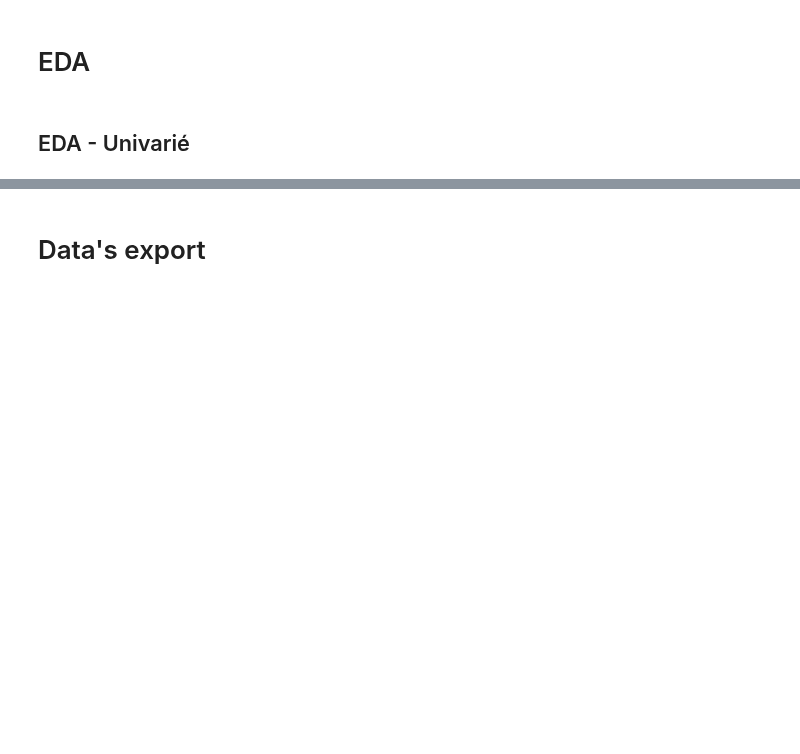
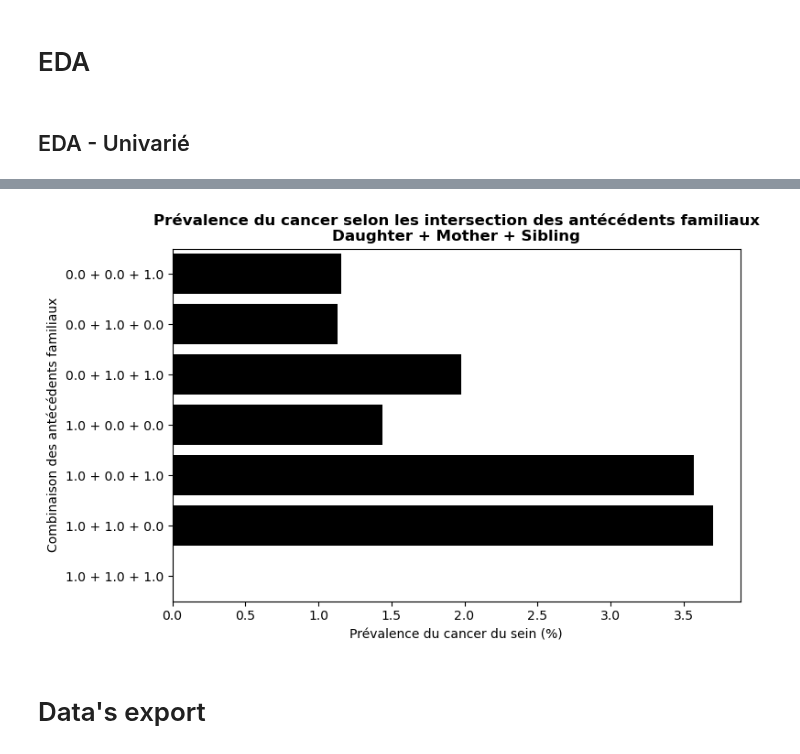
Before and after one commit to RR-DataSciences/Multi-trait-GWAS-in-admixed-populations, a Jupyter notebook: notebooks/53_BC_WITHIN_5Y_FamilyHistory_Treatment.ipynb, the cells around one changed output, grey strips where cells are left out. Drawn from its saved outputs; the diff is of its cells as text; code cells hidden in the pictures; blank space fills up the shorter version.

```diff
--- a/notebooks/53_BC_WITHIN_5Y_FamilyHistory_Treatment.ipynb
+++ b/notebooks/53_BC_WITHIN_5Y_FamilyHistory_Treatment.ipynb
@@ -279,18 +436,20 @@ summary
 # %%
 plt.figure(figsize=(8,5))
 
 sns.barplot(
     data=summary,
     x="prevalence_bc",
     y=summary[cols].astype(str).agg(" + ".join, axis=1),
-    color="#B43E3B"
+    color="#000"
 )
 
 plt.xlabel("Prévalence du cancer du sein (%)")
 plt.ylabel("Combinaison des antécédents familiaux")
 plt.title("Prévalence du cancer selon les intersection des antécédents familiaux\nDaughter + Mother + Sibling", weight="bold")
 
 plt.show()
+# %% [output]
+[figure, added]
 # %% [markdown]
 # Data's export
 # %%
```
Also changed, not shown: parts of 29 cells of this notebook, 1 other file.
